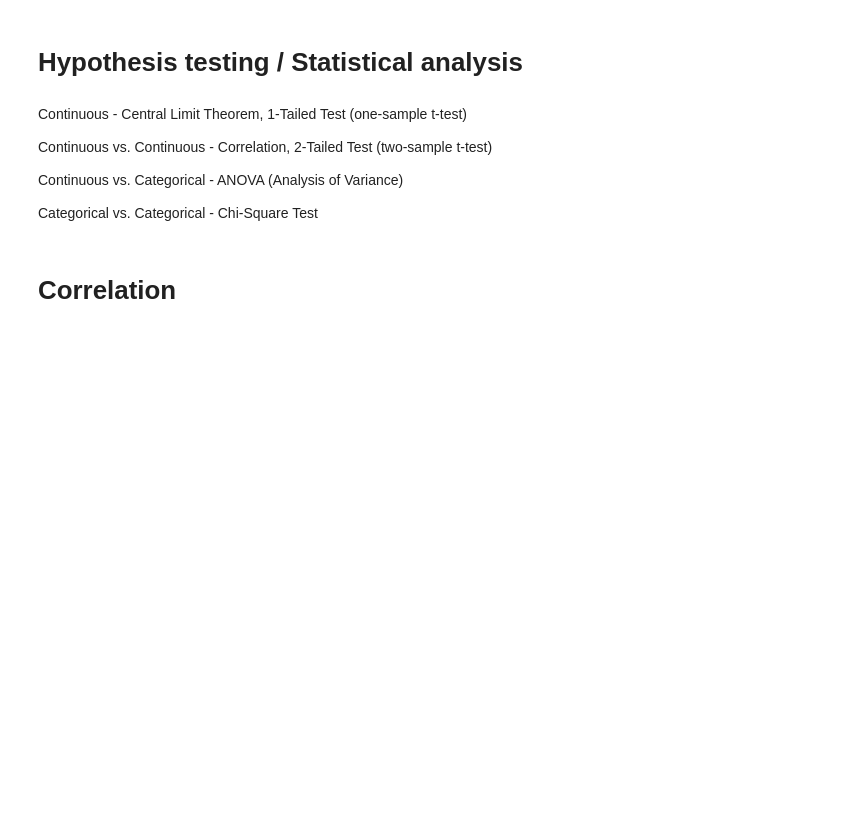
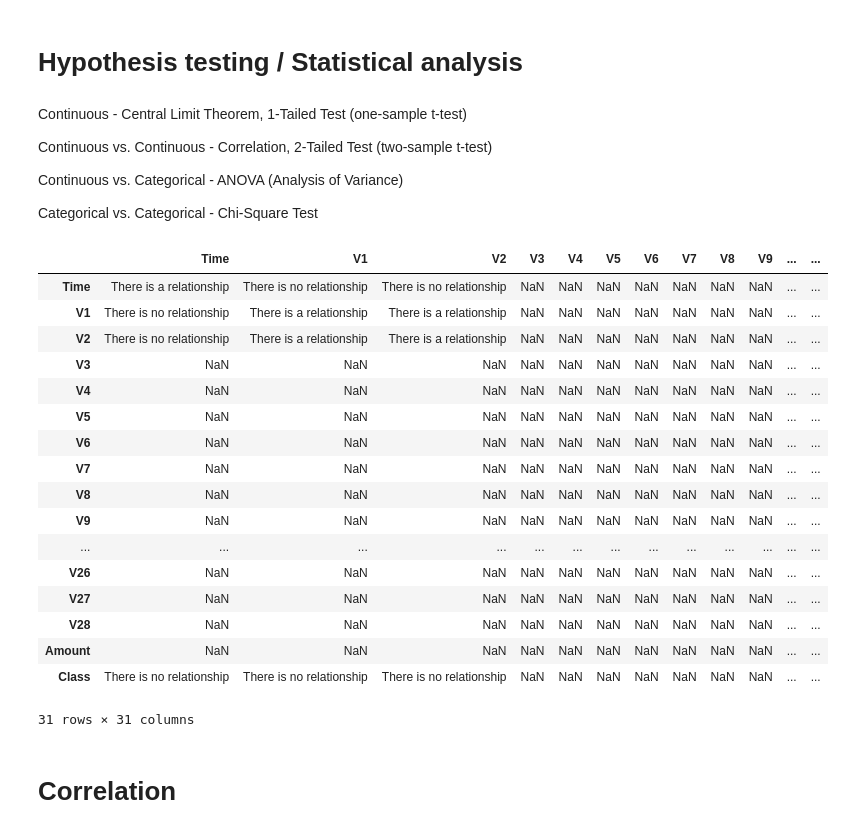
Before and after one commit to GDharan10/Dataset15_CreditCardFraudDetection_Imbalance, a Jupyter notebook: Credit_Card_Fraud_Detection.ipynb, the cells around one changed output. Drawn from its saved outputs; the diff is of its cells as text; code cells hidden in the pictures; blank space fills up the shorter version.

```diff
--- a/Credit_Card_Fraud_Detection.ipynb
+++ b/Credit_Card_Fraud_Detection.ipynb
@@ -174,0 +309,8 @@ Categorical vs. Categorical - Chi-Square Test
+# %%
+ContinesColumn_result, comperativeColumn_result = OneTailTest(df, ContinesColumn_result, continuous_columns, sampling_rate = 0.02)
+# %%
+comperativeColumn_result = TwoTailTest(df, comperativeColumn_result, continuous_columns, sampling_rate = 0.02)
+# %%
+comperativeColumn_result = ChiSquareTest(df, comperativeColumn_result, category_columns)
+# %%
+comperativeColumn_result = ANOVA(df, comperativeColumn_result, continuous_columns, category_columns)
@@ -175,3 +320,24 @@ Categorical vs. Categorical - Chi-Square Test
+# %%
+comperativeColumn_result
+# %% [output]
+|  | Time | V1 | V2 | V3 | V4 | V5 | V6 | V7 | V8 | V9 | ... | ... |
+| Time | There is a relationship | There is no relationship | There is no relationship | NaN | NaN | NaN | NaN | NaN | NaN | NaN | ... | ... |
+| V1 | There is no relationship | There is a relationship | There is a relationship | NaN | NaN | NaN | NaN | NaN | NaN | NaN | ... | ... |
+| V2 | There is no relationship | There is a relationship | There is a relationship | NaN | NaN | NaN | NaN | NaN | NaN | NaN | ... | ... |
+| V3 | NaN | NaN | NaN | NaN | NaN | NaN | NaN | NaN | NaN | NaN | ... | ... |
+| V4 | NaN | NaN | NaN | NaN | NaN | NaN | NaN | NaN | NaN | NaN | ... | ... |
+| V5 | NaN | NaN | NaN | NaN | NaN | NaN | NaN | NaN | NaN | NaN | ... | ... |
+| V6 | NaN | NaN | NaN | NaN | NaN | NaN | NaN | NaN | NaN | NaN | ... | ... |
+| V7 | NaN | NaN | NaN | NaN | NaN | NaN | NaN | NaN | NaN | NaN | ... | ... |
+| V8 | NaN | NaN | NaN | NaN | NaN | NaN | NaN | NaN | NaN | NaN | ... | ... |
+| V9 | NaN | NaN | NaN | NaN | NaN | NaN | NaN | NaN | NaN | NaN | ... | ... |
+| ... | ... | ... | ... | ... | ... | ... | ... | ... | ... | ... | ... | ... |
+| V26 | NaN | NaN | NaN | NaN | NaN | NaN | NaN | NaN | NaN | NaN | ... | ... |
+| V27 | NaN | NaN | NaN | NaN | NaN | NaN | NaN | NaN | NaN | NaN | ... | ... |
+| V28 | NaN | NaN | NaN | NaN | NaN | NaN | NaN | NaN | NaN | NaN | ... | ... |
+| Amount | NaN | NaN | NaN | NaN | NaN | NaN | NaN | NaN | NaN | NaN | ... | ... |
+| Class | There is no relationship | There is no relationship | There is no relationship | NaN | NaN | NaN | NaN | NaN | NaN | NaN | ... | ... |
+31 rows × 31 columns
 # %%
 def hypothesisTesting(df, continuous_columns = [], category_columns = [], sampling_rate = 0.20, sampling_frac=0.05):
   df = df
```
Also changed, not shown: parts of 11 cells of this notebook.
